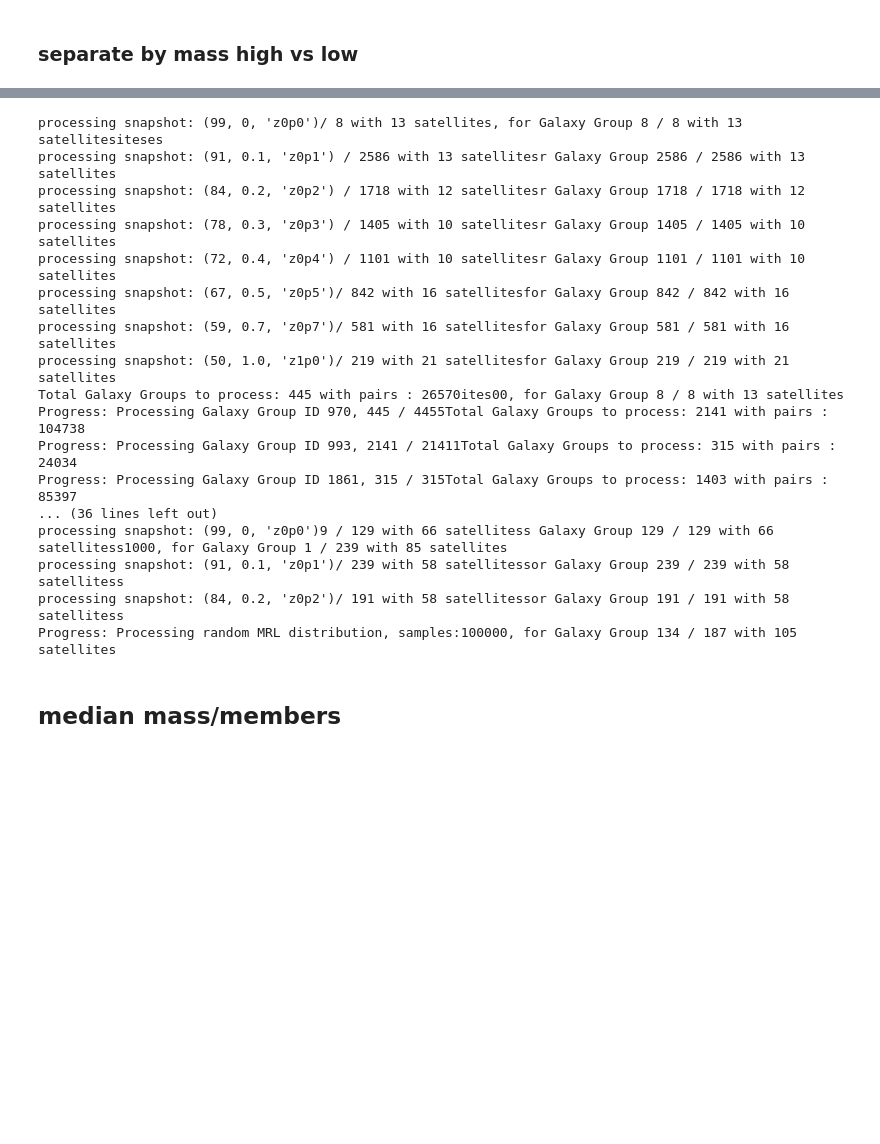
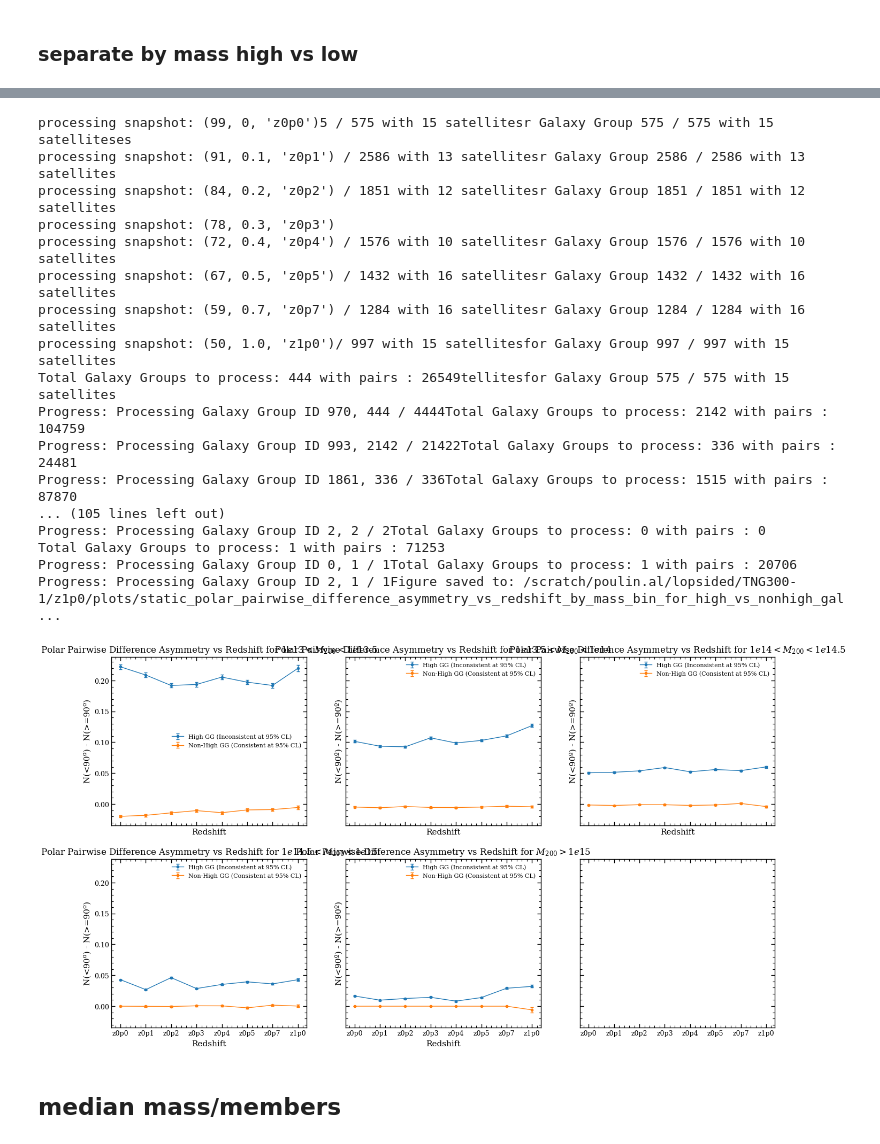
Before and after one commit to poulinal/sat-lopsidedness, a Jupyter notebook: src/myproject/redshiftGalaxyGroup-staticmassbins-combine300Cluster.ipynb, the cells around one changed output, grey strips where cells are left out. Cells and saved outputs as stored; diff of their text form; code cells hidden in the pictures; blank space fills up the shorter version.

```diff
--- a/src/myproject/redshiftGalaxyGroup-staticmassbins-combine300Cluster.ipynb
+++ b/src/myproject/redshiftGalaxyGroup-staticmassbins-combine300Cluster.ipynb
@@ -1680,7 +1680,7 @@ def getConsistentInconsistentAssymetryPlots(
         redshift_mass_bins.append([high_list_galaxy_groups, non_high_list_galaxy_groups])
 
     panel_title = title if title is not None else (
-        f"Polar Pairwise Difference vs Redshift for High vs Non-High Galaxy Groups ({mass_bin_label})"
+        f"P($\delta \phi$) for Inconsistent vs Consistent Galaxy Groups ({mass_bin_label})"
     )
 
     assymetry_plotter, assymetry_fig, assymetry_ax, assymetry_by_type_by_redshift = asymetryPlots(
@@ -2087,7 +2090,8 @@ mass_bin_getters = [
     lambda ga: ga.filtered_gt15_list_of_galaxy_groups,
 ]
 
-fig_polar_asymetry_by_mass, ax_polar_asymmetry_by_mass = plt.subplots(2,3, figsize=(16,9), sharex=True, sharey=True)
+plotter_polar_asymmetry_by_mass = AstroPlotter()
+fig_polar_asymetry_by_mass, ax_polar_asymmetry_by_mass = plotter_polar_asymmetry_by_mass.create_figure(ncols=3, nrows=2, figsize=(16, 9), sharex=True, sharey=True)
 
 for bin_i, (mass_label, get_mass_bin) in enumerate(zip(mass_bin_labels, mass_bin_getters)):
     redshifts = []
@@ -2119,50 +2123,56 @@ for bin_i, (mass_label, get_mass_bin) in enumerate(zip(mass_bin_labels, mass_bin
         non_high_galaxy_groups = []
         inconsistent_set = set(gg_indices_inconsistent)
         for i, gg in enumerate(mass_bin.getAllGalaxyGroups()):
             if i in inconsistent_set:
                 high_galaxy_groups.append(gg)
             else:
                 non_high_galaxy_groups.append(gg)
 
         high_list_galaxy_groups = ListGalaxyGroup(high_galaxy_groups)
         non_high_list_galaxy_groups = ListGalaxyGroup(non_high_galaxy_groups)
 
-        redshifts.append(galaxyAnalysisSnapshot.snapshot_dic[snapshot_num][1])
+        redshifts.append(gal axyAnalysisSnapshot.snapshot_dic[snapshot_num][1])
         redshift_gg_bins.append([high_list_galaxy_groups, non_high_list_galaxy_groups])
 
     if len(redshifts) == 0:
         print(f"Skipping {mass_label}: no groups across snapshots")
         continue
 
     #use getConsistentInconsistentAssymetryPlots
     getConsistentInconsistentAssymetryPlots(
         listRedshiftGalaxyAnalysis=listRedshiftGalaxyAnalysis,
         allSnapshotEnums=allSnapshotEnums,
         mass_bin_getter=get_mass_bin,
         mass_bin_label=mass_label,
         percentageMRL=95,
         ax=ax_polar_asymmetry_by_mass.flatten()[bin_i],
         fig=fig_polar_asymetry_by_mass,
         title=f"Polar Pairwise Difference Asymmetry vs Redshift for {mass_label}",
     )
+
+plotter_polar_asymmetry_by_mass.save_figure(
+    fig_polar_asymetry_by_mass,
+    galaxyAnalysisSnapshot.scratchPlotDirc + f'/static_polar_pairwise_difference_asymmetry_vs_redshift_by_mass_bin_for_high_vs_nonhigh_galaxy_groups_{galaxyAnalysisSnapshot.sim}{galaxyAnalysisSnapshot.plotEndingFormat}'
+)
 # %% [output]
-processing snapshot: (99, 0, 'z0p0')/ 8 with 13 satellites, for Galaxy Group 8 / 8 with 13 satellitesiteses
+processing snapshot: (99, 0, 'z0p0')5 / 575 with 15 satellitesr Galaxy Group 575 / 575 with 15 satelliteses
 processing snapshot: (91, 0.1, 'z0p1') / 2586 with 13 satellitesr Galaxy Group 2586 / 2586 with 13 satellites
-processing snapshot: (84, 0.2, 'z0p2') / 1718 with 12 satellitesr Galaxy Group 1718 / 1718 with 12 satellites
-processing snapshot: (78, 0.3, 'z0p3') / 1405 with 10 satellitesr Galaxy Group 1405 / 1405 with 10 satellites
-processing snapshot: (72, 0.4, 'z0p4') / 1101 with 10 satellitesr Galaxy Group 1101 / 1101 with 10 satellites
-processing snapshot: (67, 0.5, 'z0p5')/ 842 with 16 satellitesfor Galaxy Group 842 / 842 with 16 satellites
-processing snapshot: (59, 0.7, 'z0p7')/ 581 with 16 satellitesfor Galaxy Group 581 / 581 with 16 satellites
-processing snapshot: (50, 1.0, 'z1p0')/ 219 with 21 satellitesfor Galaxy Group 219 / 219 with 21 satellites
-Total Galaxy Groups to process: 445 with pairs : 26570ites00, for Galaxy Group 8 / 8 with 13 satellites
-Progress: Processing Galaxy Group ID 970, 445 / 4455Total Galaxy Groups to process: 2141 with pairs : 104738
-Progress: Processing Galaxy Group ID 993, 2141 / 21411Total Galaxy Groups to process: 315 with pairs : 24034
-Progress: Processing Galaxy Group ID 1861, 315 / 315Total Galaxy Groups to process: 1403 with pairs : 85397
-... (36 lines left out)
-processing snapshot: (99, 0, 'z0p0')9 / 129 with 66 satellitess Galaxy Group 129 / 129 with 66 satellitess1000, for Galaxy Group 1 / 239 with 85 satellites
-processing snapshot: (91, 0.1, 'z0p1')/ 239 with 58 satellitessor Galaxy Group 239 / 239 with 58 satellitess
-processing snapshot: (84, 0.2, 'z0p2')/ 191 with 58 satellitessor Galaxy Group 191 / 191 with 58 satellitess
-Progress: Processing random MRL distribution, samples:100000, for Galaxy Group 134 / 187 with 105 satellites
+processing snapshot: (84, 0.2, 'z0p2') / 1851 with 12 satellitesr Galaxy Group 1851 / 1851 with 12 satellites
+processing snapshot: (78, 0.3, 'z0p3')
+processing snapshot: (72, 0.4, 'z0p4') / 1576 with 10 satellitesr Galaxy Group 1576 / 1576 with 10 satellites
+processing snapshot: (67, 0.5, 'z0p5') / 1432 with 16 satellitesr Galaxy Group 1432 / 1432 with 16 satellites
+processing snapshot: (59, 0.7, 'z0p7') / 1284 with 16 satellitesr Galaxy Group 1284 / 1284 with 16 satellites
+processing snapshot: (50, 1.0, 'z1p0')/ 997 with 15 satellitesfor Galaxy Group 997 / 997 with 15 satellites
+Total Galaxy Groups to process: 444 with pairs : 26549tellitesfor Galaxy Group 575 / 575 with 15 satellites
+Progress: Processing Galaxy Group ID 970, 444 / 4444Total Galaxy Groups to process: 2142 with pairs : 104759
+Progress: Processing Galaxy Group ID 993, 2142 / 21422Total Galaxy Groups to process: 336 with pairs : 24481
+Progress: Processing Galaxy Group ID 1861, 336 / 336Total Galaxy Groups to process: 1515 with pairs : 87870
+... (105 lines left out)
+Progress: Processing Galaxy Group ID 2, 2 / 2Total Galaxy Groups to process: 0 with pairs : 0
+Total Galaxy Groups to process: 1 with pairs : 71253
+Progress: Processing Galaxy Group ID 0, 1 / 1Total Galaxy Groups to process: 1 with pairs : 20706
+Progress: Processing Galaxy Group ID 2, 1 / 1Figure saved to: /scratch/poulin.al/lopsided/TNG300-1/z1p0/plots/static_polar_pairwise_difference_asymmetry_vs_redshift_by_mass_bin_for_high_vs_nonhigh_gal ...
+[figure, added]
 # %% [markdown]
 ## median mass/members
 # %%
```
Also changed, not shown: parts of 5 cells of this notebook, 7 other files.
